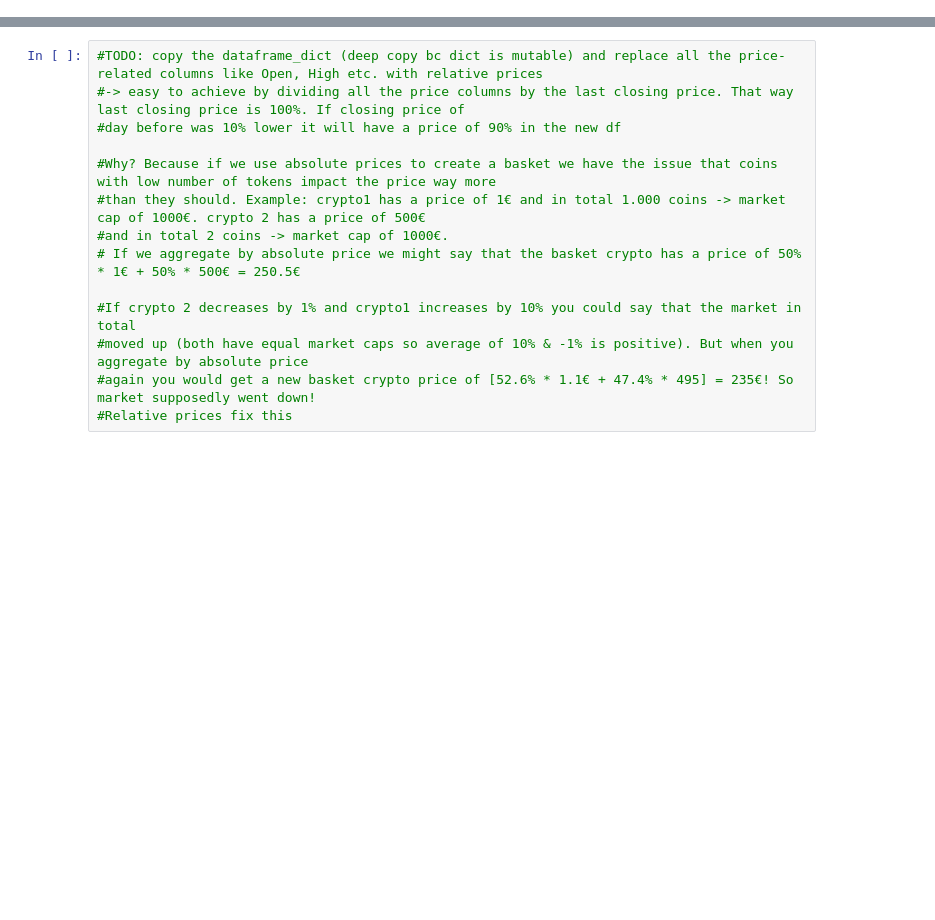
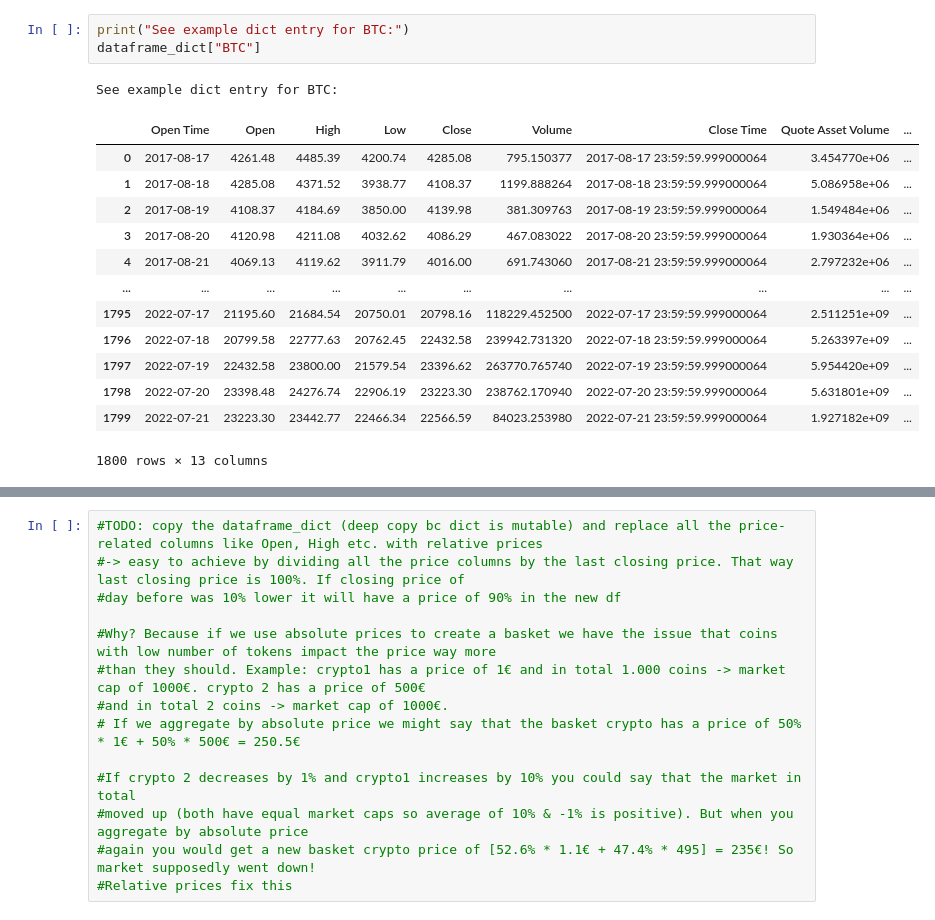
Before and after one commit to ireneannx/deeplearning_crypto, a Jupyter notebook: Code.ipynb, the cells around one changed output, grey strips where cells are left out. Drawn from its saved outputs; the diff is of its cells as text; blank space fills up the shorter version.

```diff
--- a/Code.ipynb
+++ b/Code.ipynb
@@ -17,0 +31,18 @@ for file_name in file_names:
+# %%
+print("See example dict entry for BTC:")
+dataframe_dict["BTC"]
+# %% [output]
+See example dict entry for BTC:
+|  | Open Time | Open | High | Low | Close | Volume | Close Time | Quote Asset Volume | ... |
+| 0 | 2017-08-17 | 4261.48 | 4485.39 | 4200.74 | 4285.08 | 795.150377 | 2017-08-17 23:59:59.999000064 | 3.454770e+06 | ... |
+| 1 | 2017-08-18 | 4285.08 | 4371.52 | 3938.77 | 4108.37 | 1199.888264 | 2017-08-18 23:59:59.999000064 | 5.086958e+06 | ... |
+| 2 | 2017-08-19 | 4108.37 | 4184.69 | 3850.00 | 4139.98 | 381.309763 | 2017-08-19 23:59:59.999000064 | 1.549484e+06 | ... |
+| 3 | 2017-08-20 | 4120.98 | 4211.08 | 4032.62 | 4086.29 | 467.083022 | 2017-08-20 23:59:59.999000064 | 1.930364e+06 | ... |
+| 4 | 2017-08-21 | 4069.13 | 4119.62 | 3911.79 | 4016.00 | 691.743060 | 2017-08-21 23:59:59.999000064 | 2.797232e+06 | ... |
+| ... | ... | ... | ... | ... | ... | ... | ... | ... | ... |
+| 1795 | 2022-07-17 | 21195.60 | 21684.54 | 20750.01 | 20798.16 | 118229.452500 | 2022-07-17 23:59:59.999000064 | 2.511251e+09 | ... |
+| 1796 | 2022-07-18 | 20799.58 | 22777.63 | 20762.45 | 22432.58 | 239942.731320 | 2022-07-18 23:59:59.999000064 | 5.263397e+09 | ... |
+| 1797 | 2022-07-19 | 22432.58 | 23800.00 | 21579.54 | 23396.62 | 263770.765740 | 2022-07-19 23:59:59.999000064 | 5.954420e+09 | ... |
+| 1798 | 2022-07-20 | 23398.48 | 24276.74 | 22906.19 | 23223.30 | 238762.170940 | 2022-07-20 23:59:59.999000064 | 5.631801e+09 | ... |
+| 1799 | 2022-07-21 | 23223.30 | 23442.77 | 22466.34 | 22566.59 | 84023.253980 | 2022-07-21 23:59:59.999000064 | 1.927182e+09 | ... |
+1800 rows × 13 columns
```
Also changed, not shown: parts of 12 cells of this notebook.
